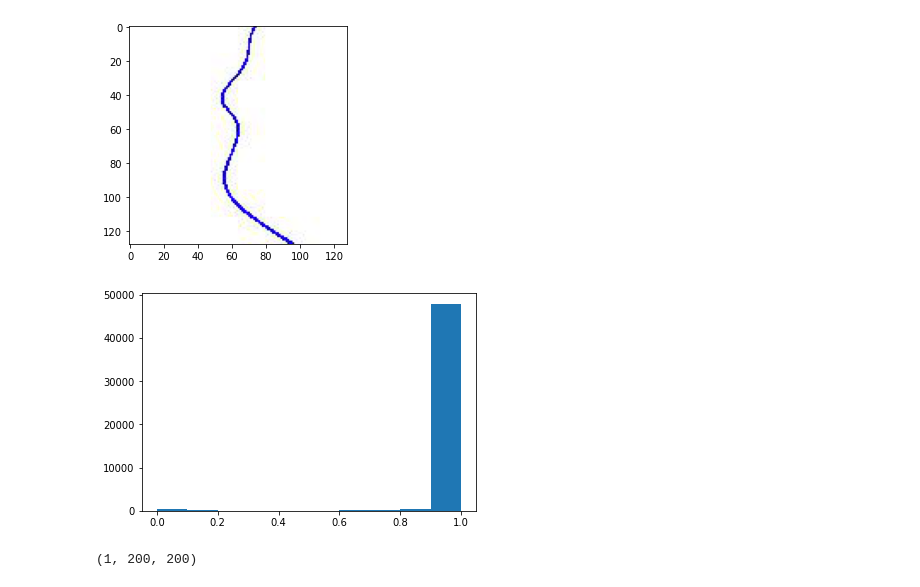
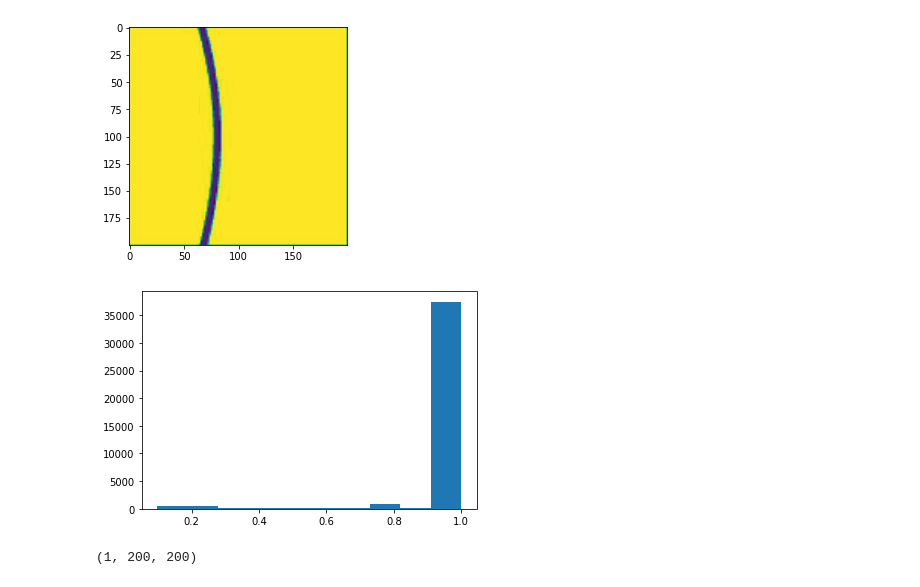
Before and after one commit to kkelchte/imitation-learning-codebase, a Jupyter notebook: notebooks/line_data_augmentation.ipynb, the cells around one changed output. Saved outputs shown, nothing was run; the diff lists cells and outputs as text; code cells hidden in the pictures.

Commit message:
joystick collected sim data

```diff
--- a/notebooks/line_data_augmentation.ipynb
+++ b/notebooks/line_data_augmentation.ipynb
@@ -5,16 +5,16 @@ import h5py
 import cv2
 import matplotlib.pyplot as plt
 # %%
-filename = '/home/klaas/validation.hdf5'
+filename = os.path.join(os.environ['DATADIR'], 'line_world_data', 'sim', 'train.hdf5')
 h5py_file = h5py.File(filename, 'r')
 observations = h5py_file['dataset']['observations']
-plt.imshow(observations[1000].swapaxes(0,1).swapaxes(1,2))
+plt.imshow(observations[1000].swapaxes(0,1).swapaxes(1,2)[:,:,0])
 plt.show()
 plt.hist(observations[1000].flatten())
 plt.show()
 # %% [output]
-[figure, old version]
+[figure, new version]
-[figure, old version]
+[figure, new version]
 # %%
 # change shape
 size = [1, 200, 200]
```
Also changed, not shown: parts of 2 cells of this notebook, 4 other files.
